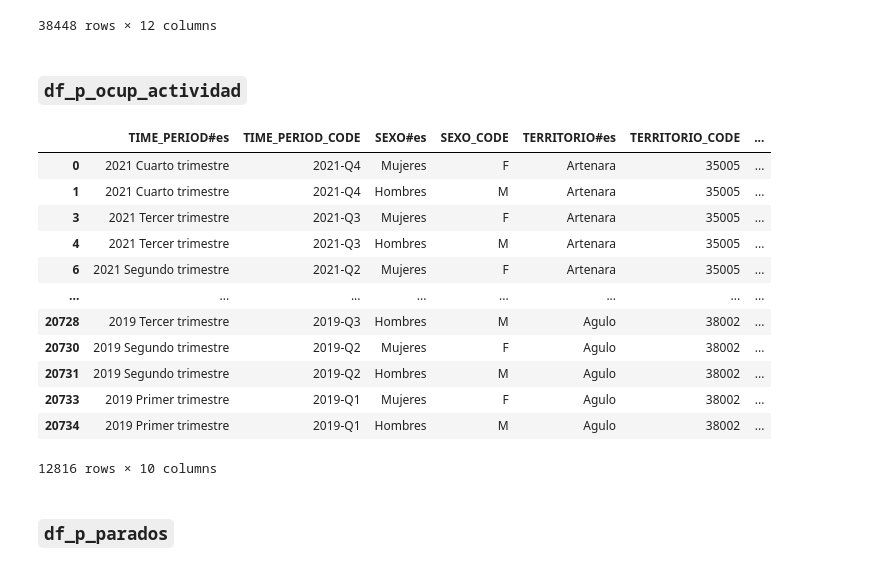
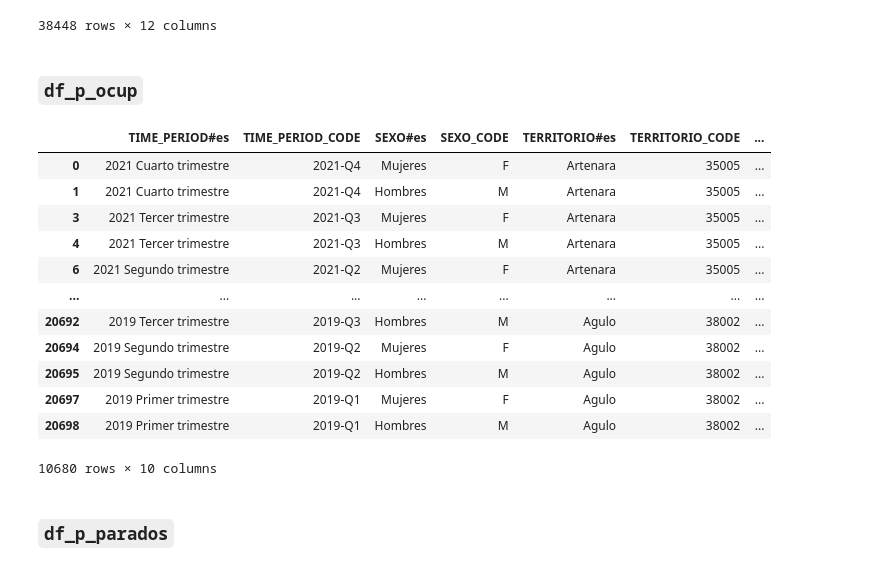
Before and after one commit to alu0101351773/VIS_proyecto, a Jupyter notebook: src/proyecto.ipynb, the cells around one changed output. Drawn from its saved outputs; the diff is of its cells as text; code cells hidden in the pictures.

```diff
--- a/src/proyecto.ipynb
+++ b/src/proyecto.ipynb
@@ -107,7 +107,7 @@ display(df_p_activa)
 | 62201 | 2019 Primer trimestre | 2019-Q1 | Agulo | 38002 | Hombres | M | De 45 a 54 años | ... |
 38448 rows × 12 columns
 # %% [markdown]
-### `df_p_ocup_actividad`
+### `df_p_ocup`
 # %%
 df_p_ocup = pd.read_csv('../data/empleo/datasets-ISTAC_eparegOcupadaActividad-1921.csv')
 
@@ -123,39 +123,42 @@ df_p_ocup.drop(
 
 # Eliminamos las entradas con SEXO_CODE == _T (Total)
 df_p_ocup.drop(df_p_ocup[df_p_ocup['SEXO_CODE'] == '_T'].index, inplace = True)
+
+# Eliminamos las entradas con ACTIVIDAD_ECONOMICA_CODE == _T (Total)
+df_p_ocup.drop(df_p_ocup[df_p_ocup['ACTIVIDAD_ECONOMICA_CODE'] == '_T'].index, inplace = True)
 
 # Eliminamos las entradas de cada isla
 rows_islas = df_p_ocup[df_p_ocup['TERRITORIO_CODE'].str.contains(r'ES\d{3}')].index
 df_p_ocup.drop(
     rows_islas,
     inplace = True
 )
 
 # Añadimos un nuevo campo 'ISLA_CODE'
 isla_code_dict = df_pob.set_index('municipio')['isla'].to_dict()
 df_p_ocup['ISLA_CODE'] = df_p_ocup['TERRITORIO_CODE'].map(isla_code_dict)
 
 # Renombramos la columna 'OBS_VALUE' a 'FREQUENCY'
 df_p_ocup.rename(
     columns = {'OBS_VALUE': 'FREQUENCY'},
     inplace = True
 )
 
 display(df_p_ocup)
 # %% [output]
 |  | TIME_PERIOD#es | TIME_PERIOD_CODE | SEXO#es | SEXO_CODE | TERRITORIO#es | TERRITORIO_CODE | ... |
 | 0 | 2021 Cuarto trimestre | 2021-Q4 | Mujeres | F | Artenara | 35005 | ... |
 | 1 | 2021 Cuarto trimestre | 2021-Q4 | Hombres | M | Artenara | 35005 | ... |
 | 3 | 2021 Tercer trimestre | 2021-Q3 | Mujeres | F | Artenara | 35005 | ... |
 | 4 | 2021 Tercer trimestre | 2021-Q3 | Hombres | M | Artenara | 35005 | ... |
 | 6 | 2021 Segundo trimestre | 2021-Q2 | Mujeres | F | Artenara | 35005 | ... |
 | ... | ... | ... | ... | ... | ... | ... | ... |
-| 20728 | 2019 Tercer trimestre | 2019-Q3 | Hombres | M | Agulo | 38002 | ... |
-| 20730 | 2019 Segundo trimestre | 2019-Q2 | Mujeres | F | Agulo | 38002 | ... |
-| 20731 | 2019 Segundo trimestre | 2019-Q2 | Hombres | M | Agulo | 38002 | ... |
-| 20733 | 2019 Primer trimestre | 2019-Q1 | Mujeres | F | Agulo | 38002 | ... |
-| 20734 | 2019 Primer trimestre | 2019-Q1 | Hombres | M | Agulo | 38002 | ... |
+| 20692 | 2019 Tercer trimestre | 2019-Q3 | Hombres | M | Agulo | 38002 | ... |
+| 20694 | 2019 Segundo trimestre | 2019-Q2 | Mujeres | F | Agulo | 38002 | ... |
+| 20695 | 2019 Segundo trimestre | 2019-Q2 | Hombres | M | Agulo | 38002 | ... |
+| 20697 | 2019 Primer trimestre | 2019-Q1 | Mujeres | F | Agulo | 38002 | ... |
+| 20698 | 2019 Primer trimestre | 2019-Q1 | Hombres | M | Agulo | 38002 | ... |
-12816 rows × 10 columns
+10680 rows × 10 columns
 # %% [markdown]
 ### `df_p_parados`
 # %%
```
Also changed, not shown: parts of 11 cells of this notebook.
